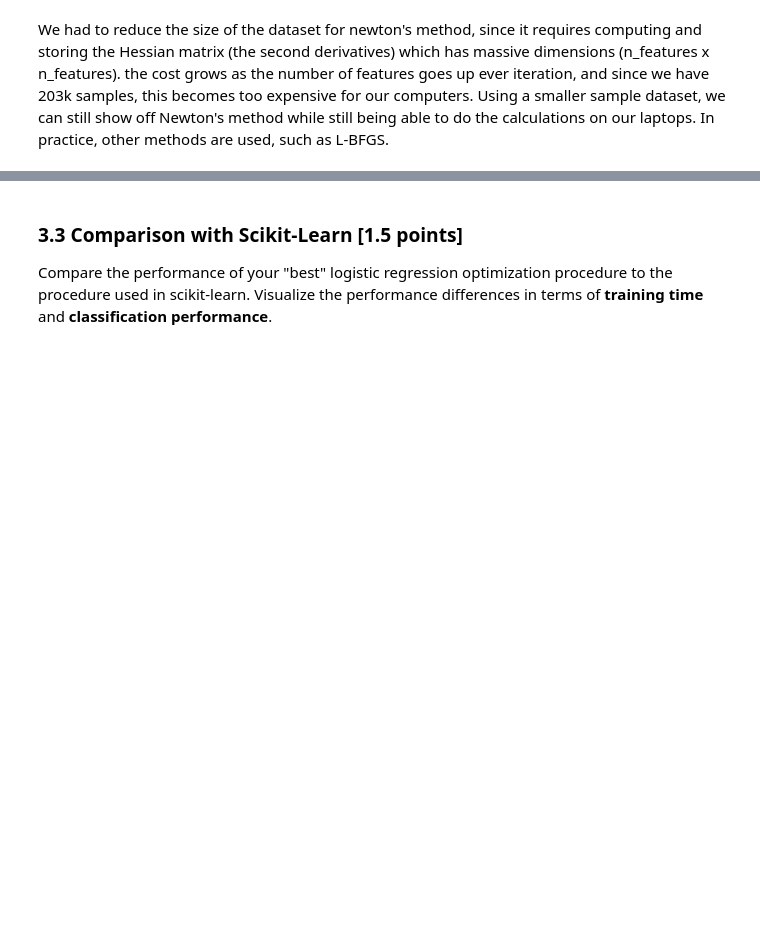
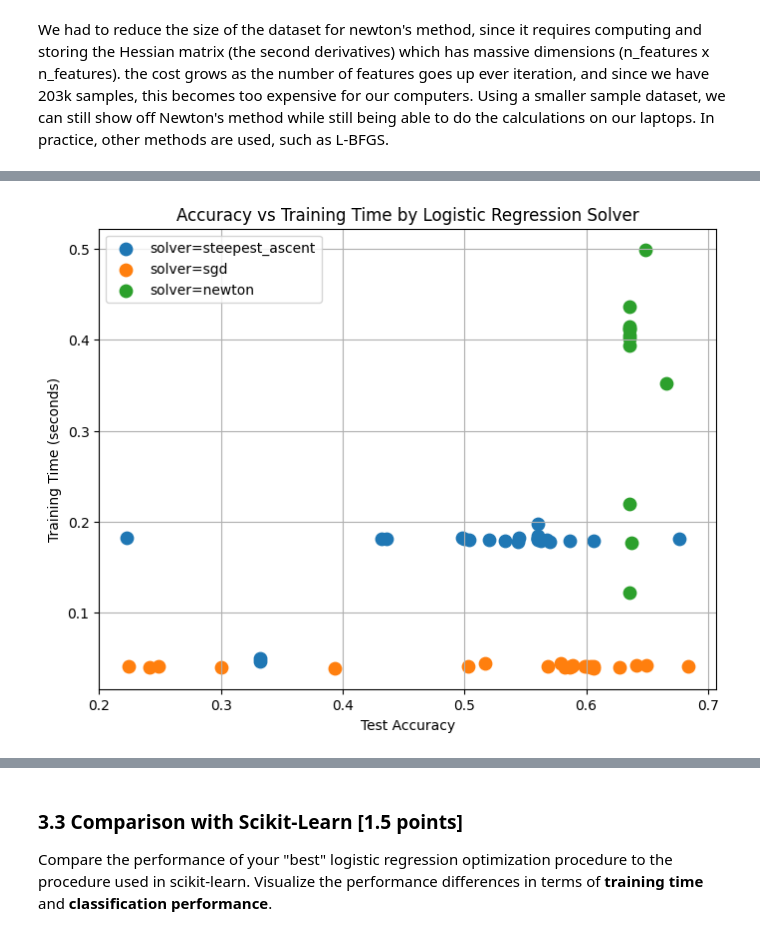
Before and after one commit to Gitlio11/2026lab3, a Jupyter notebook: 2026lab3.ipynb, the cells around one changed output, grey strips where cells are left out. Drawn from its saved outputs; the diff is of its cells as text; code cells hidden in the pictures; blank space fills up the shorter version.

```diff
--- a/2026lab3.ipynb
+++ b/2026lab3.ipynb
@@ -823,0 +1063,30 @@ Using solver: newton
+# %%
+import matplotlib.pyplot as plt
+import pandas as pd
+
+# Convert results list to DataFrame
+df_results = pd.DataFrame(results)
+
+plt.figure(figsize=(8,6))
+
+# Plot each solver (model) with a different color
+for solver in df_results['solver'].unique():
+    subset = df_results[df_results['solver'] == solver]
+
+    plt.scatter(
+        subset['test_acc'],
+        subset['train_time'],
+        label=f"solver={solver}",
+        s=80
+    )
+
+plt.xlabel("Test Accuracy")
+plt.ylabel("Training Time (seconds)")
+plt.title("Accuracy vs Training Time by Logistic Regression Solver")
+
+plt.legend()
+plt.grid(True)
+
+plt.show()
+# %% [output]
+[figure, added]
```
Also changed, not shown: parts of 31 cells of this notebook, 1 other file.
